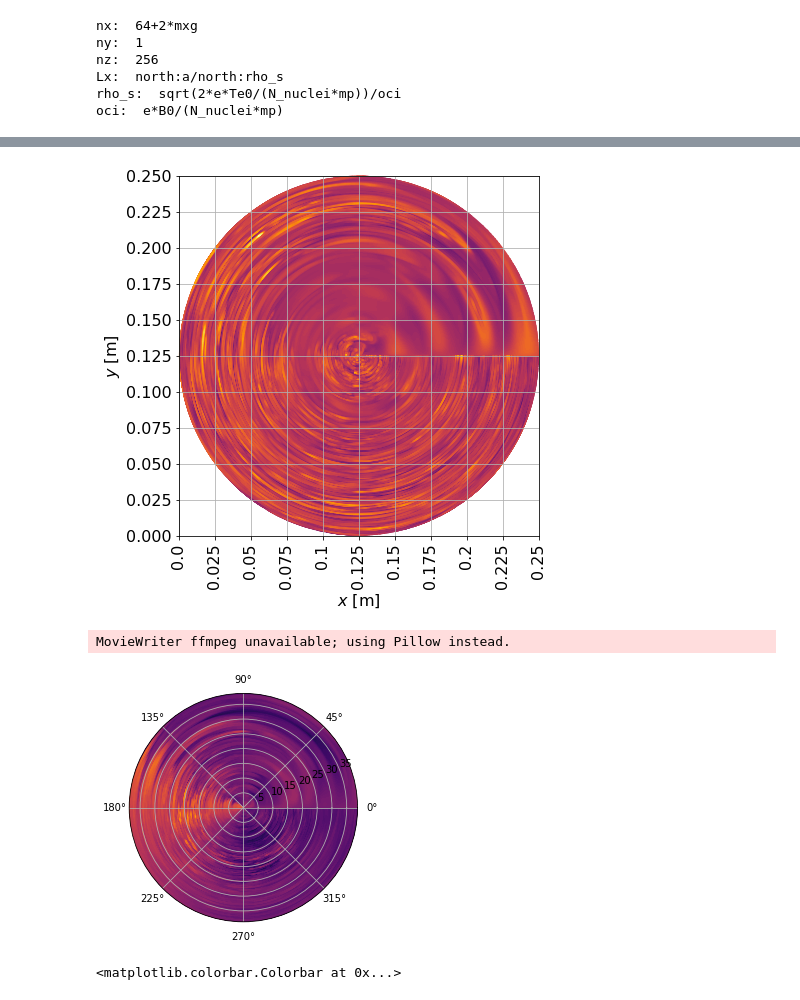
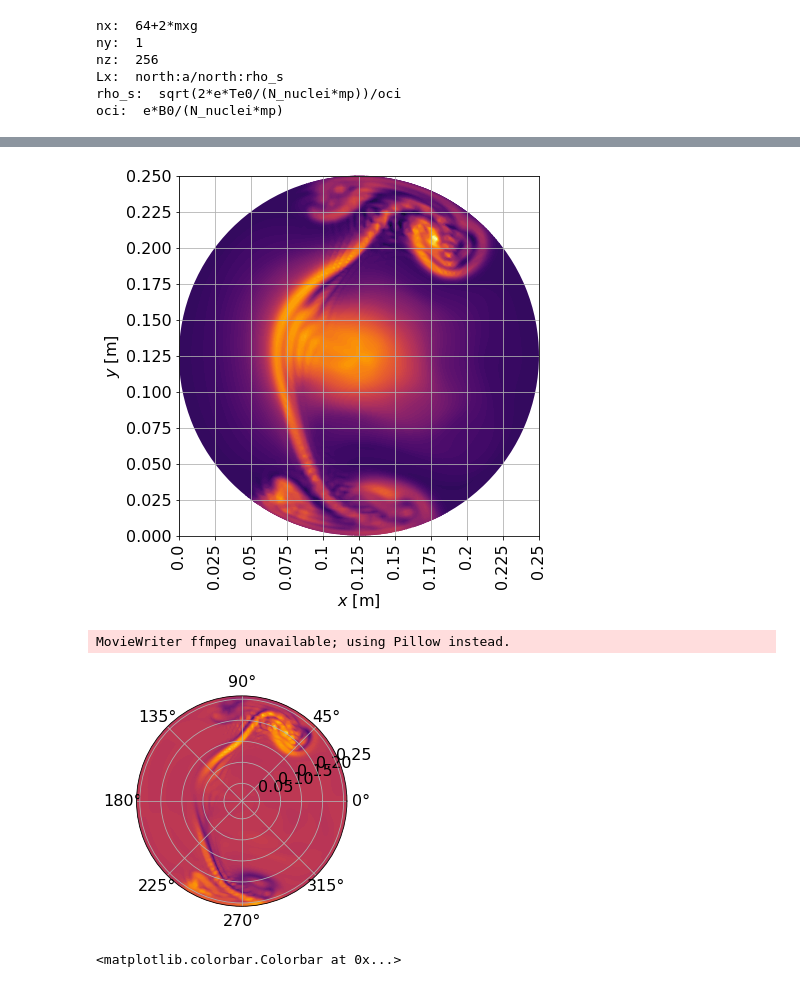
Before and after one commit to runehoejlund/north-simulation, a Jupyter notebook: data_analysis.ipynb, the cells around one changed output, grey strips where cells are left out. Drawn from its saved outputs; the diff is of its cells as text; code cells hidden in the pictures.

```diff
--- a/data_analysis.ipynb
+++ b/data_analysis.ipynb
@@ -73,7 +74,7 @@ nz_inner = nz_all
 # %%
 #%% Read data
 
-field_list  = ['T', 'n', 'phi', 'vort']
+field_list  = ['T', 'n', 'phi', 'vort','source_n', 'source_T','wall_shadow']
 par_list    = ['t_array']
 # fast_list   = ['t_array', 'n0', 'phi0', 'n1', 'phi1', 'n2', 'phi2', 'T0', 'T1', 'T2']
 #%%
@@ -117,0 +121,5 @@ TypeError: Length of x (256) must match number of columns in z (64)
+# %%
+fig, ax = plt.subplots(subplot_kw={'projection': 'polar'})
+
+plot0 = ax.contourf(thetas, rhos, data['n_source'][:, :, :].squeeze(), 100, cmap = 'inferno')
+plt.colorbar(plot0, ax=ax)
@@ -145,27 +156,27 @@ def plot_cyl_data(data, cbarlabel):
     ax_carthesian.set_ylabel(r'$y$ [m]')
     ax_carthesian.grid()
 
-plot_cyl_data(data['n'][2, :, :, :].squeeze().T, cbarlabel=r'$n \,\, [\mathrm{m^{-3}}]$')
+plot_cyl_data(data['n'][dmp_nr, :, :, :].squeeze(), cbarlabel=r'$n \,\, [\mathrm{m^{-3}}]$')
 # %% [output]
-[figure, old version]
+[figure, new version]
 # %%
 # Method to change the contour data points
 def animate(i):
-    ax = plt.gca()
-    fig = plt.gcf()
+    #ax = plt.gca()
+    #fig = plt.gcf()
     ax.clear()
-    ax.contourf(thetas, rhos, data['n'][i, :, :, :].squeeze().T, 100, cmap = 'inferno', vmin=5.5, vmax=10.5)
+    ax.contourf(thetas, rhos, data['vort'][i, :, :, :].squeeze(), 100, cmap = 'inferno', vmin=-1.0, vmax=1.0)
     fig.tight_layout()
 # %%
 # Call animate method
 fig, ax = plt.subplots(subplot_kw={'projection': 'polar'})
 
-ani = animation.FuncAnimation(fig, animate, frames=20, interval=100, blit=False)
-ani.save('plots/animation_ne.gif', fps = 20)
+ani = animation.FuncAnimation(fig, animate, frames=3, interval=100, blit=False)
+ani.save('plots/animation_nvort.gif', fps = 4)
 plt.show()
 # %% [output]
 MovieWriter ffmpeg unavailable; using Pillow instead.
-[figure, old version]
+[figure, new version]
 # %%
 # %% [output]
 <matplotlib.colorbar.Colorbar at 0x...>
```
Also changed, not shown: parts of 5 cells of this notebook, 3 other files.
